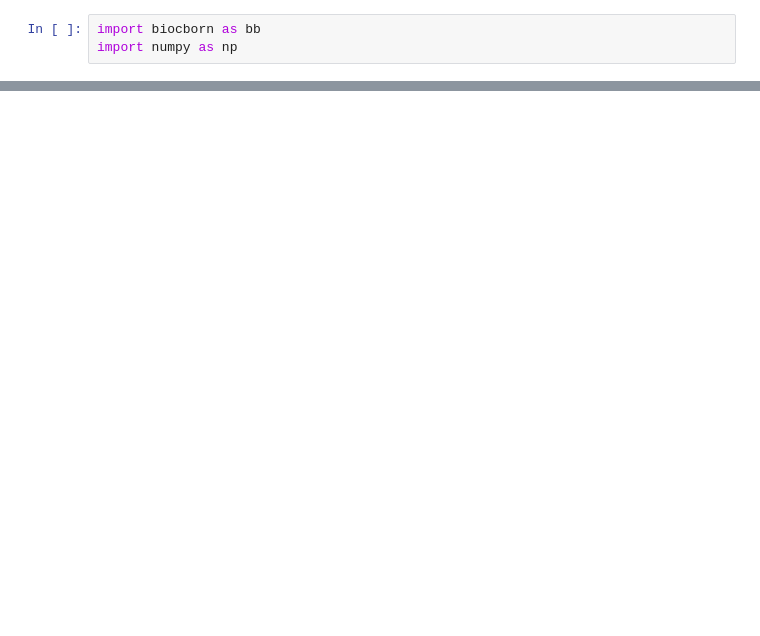
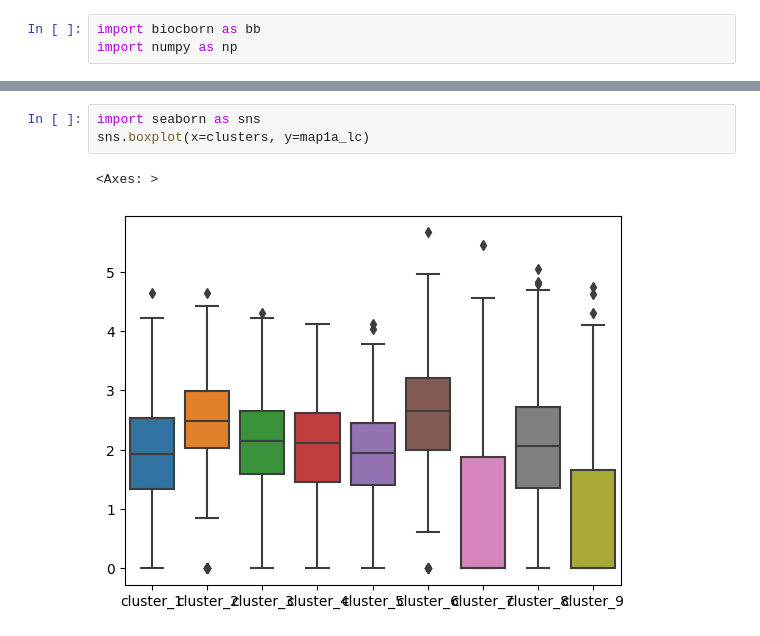
Before and after one commit to BiocPy/scranpy, a Jupyter notebook: notebooks/zeisel.ipynb, the cells around one changed output, grey strips where cells are left out. Saved outputs shown, nothing was run; the diff lists cells and outputs as text; blank space fills up the shorter version.

```diff
--- a/notebooks/zeisel.ipynb
+++ b/notebooks/zeisel.ipynb
@@ -108,0 +108,6 @@ bb.plot_reduced_dim(tsne_ndarray, color_by = gene_1)
+# %%
+import seaborn as sns
+sns.boxplot(x=clusters, y=map1a_lc)
+# %% [output]
+<Axes: >
+[figure, added]
```
Also changed, not shown: parts of 26 cells of this notebook.
